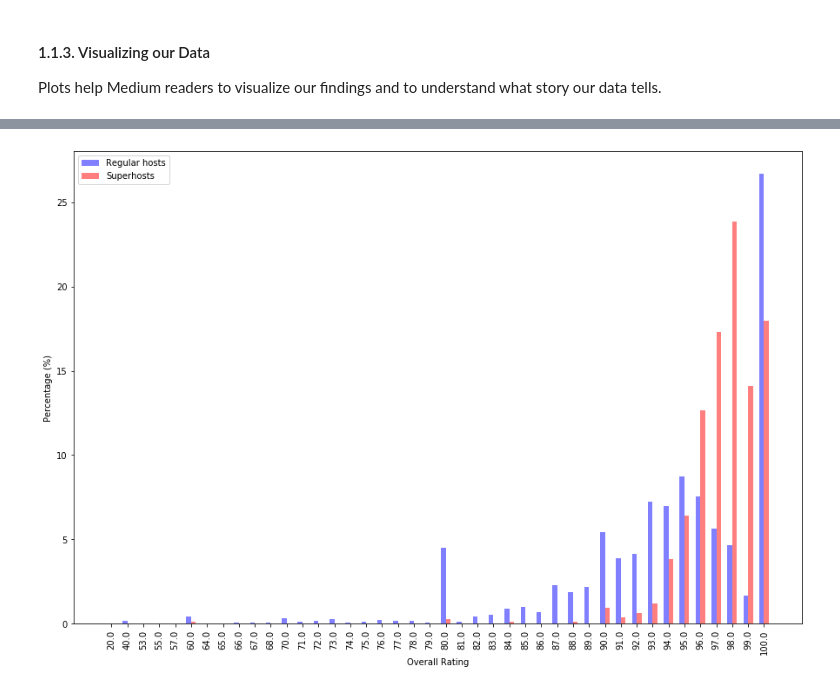
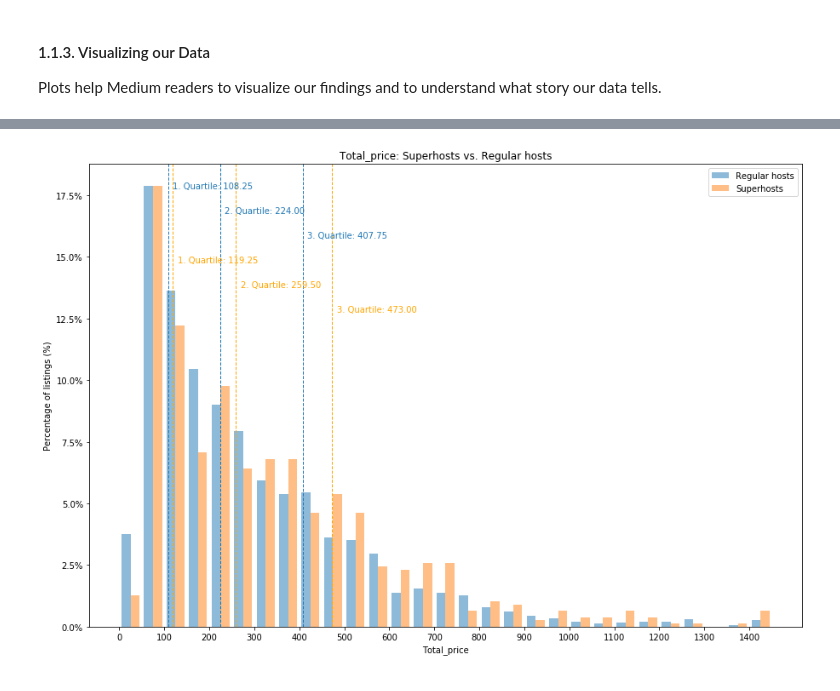
Before and after one commit to ttheoto/Udacity_Airbnb_Project, a Jupyter notebook: Airbnb_Seattle_Exploration.ipynb, the cells around one changed output, grey strips where cells are left out. Saved outputs shown, nothing was run; the diff lists cells and outputs as text; code cells hidden in the pictures.

```diff
--- a/Airbnb_Seattle_Exploration.ipynb
+++ b/Airbnb_Seattle_Exploration.ipynb
@@ -724,16 +656,0 @@ hist_generator(reg_df, super_df, 'price', 50)
-# %%
-# Cummulative histogram
-
-fig = plt.figure(figsize = (15,10))
-bin_size = list(range(0, max_range, 1))
-plt.hist([reg_price, super_price], density=True, histtype='step', fill=False, cumulative=True, bins=bin_size)
-
-# Formatting percentages, legends and axis labels
-
-plt.grid(True, alpha=0.5)
-plt.gca().yaxis.set_major_formatter(PercentFormatter(1));
-plt.legend(['Regular hosts', 'Superhosts']);
-plt.ylabel('Percentage of listings - Cummulative (%)');
-plt.xlabel('Total Price in USD (inc. security deposit and cleaning fee)');
-plt.xticks(list(range(0, max_range, 100)));
-plt.title('Total Price: Superhosts vs. Regular hosts');
@@ -950,13 +656,0 @@ super_plot = super_plot.sort_index()
-# %%
-fig = plt.figure(figsize = (15,10))
-x = np.arange(len(reg_plot.index))
-ax1 = plt.subplot(1,1,1)
-w = 0.3
-plt.xticks(x + w /2, reg_plot.index, rotation='vertical');
-reg_p =ax1.bar(x, reg_plot.values*100, width=w, color='b', alpha=0.5, align='center')
-super_p =ax1.bar(x + w, super_plot.values*100, width=w,color='r', alpha=0.5, align='center')
-plt.legend([reg_p, super_p],['Regular hosts', 'Superhosts']);
-plt.ylabel('Percentage (%)');
-plt.xlabel('Overall Rating');
-# %% [output]
-[figure, removed]
@@ -962,0 +780,6 @@ plt.xlabel('Overall Rating');
+# %%
+# Total Price Histogram - bin size = 50 - outliers (top 1% most expensive) are not shown
+
+hist_generator(reg_df, super_df, 'total_price', 50, max_range_99=True)
+# %% [output]
+[figure, added]
```
Also changed, not shown: parts of 41 cells of this notebook.
